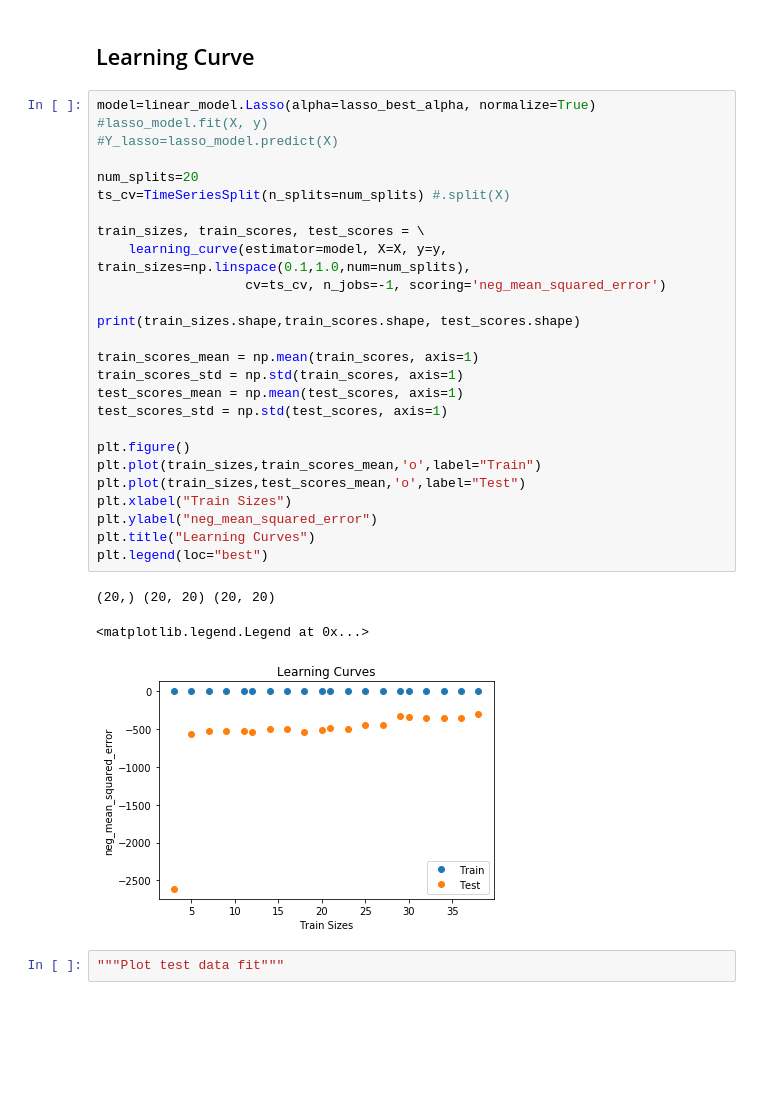
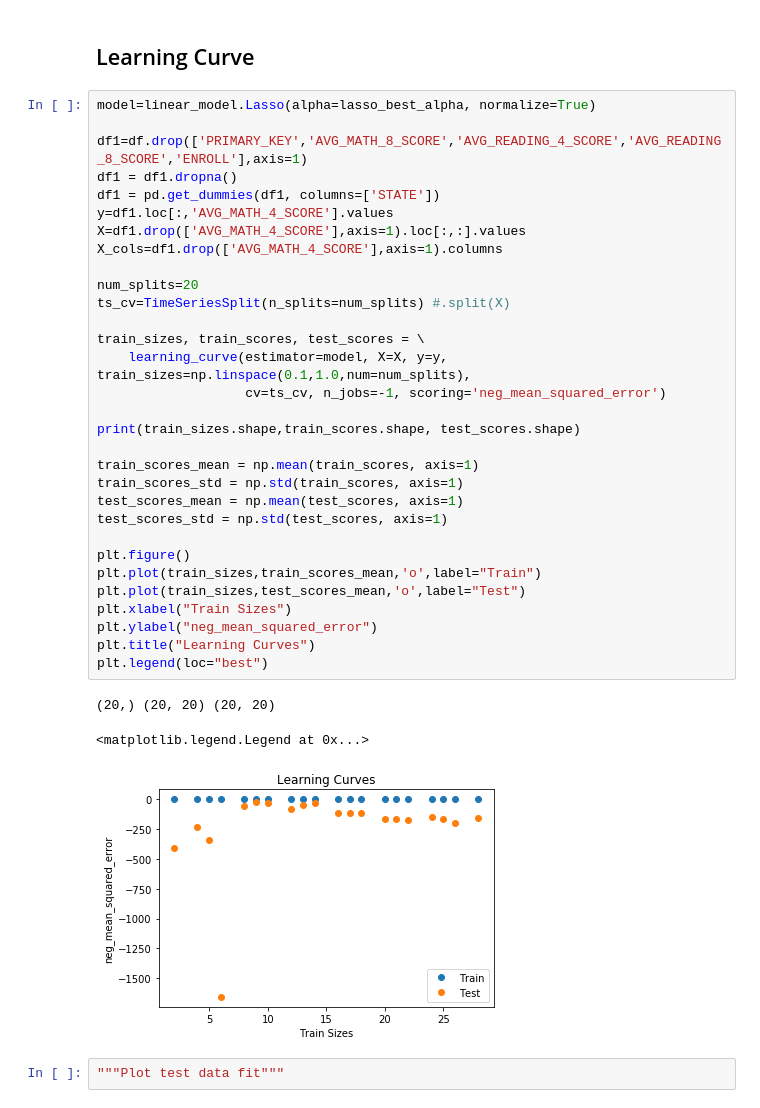
Before and after one commit to daericks/us-ed, a Jupyter notebook: notebooks/feature_building.ipynb, the cells around one changed output. Drawn from its saved outputs; the diff is of its cells as text; blank space fills up the shorter version.

```diff
--- a/notebooks/feature_building.ipynb
+++ b/notebooks/feature_building.ipynb
@@ -791,34 +791,39 @@ lasso_best_alpha = 0.05
 ## Learning Curve
 # %%
 model=linear_model.Lasso(alpha=lasso_best_alpha, normalize=True)
-#lasso_model.fit(X, y)
-#Y_lasso=lasso_model.predict(X)
+
+df1=df.drop(['PRIMARY_KEY','AVG_MATH_8_SCORE','AVG_READING_4_SCORE','AVG_READING_8_SCORE','ENROLL'],axis=1)
+df1 = df1.dropna()
+df1 = pd.get_dummies(df1, columns=['STATE'])
+y=df1.loc[:,'AVG_MATH_4_SCORE'].values
+X=df1.drop(['AVG_MATH_4_SCORE'],axis=1).loc[:,:].values
+X_cols=df1.drop(['AVG_MATH_4_SCORE'],axis=1).columns
 
 num_splits=20
 ts_cv=TimeSeriesSplit(n_splits=num_splits) #.split(X)
 
 train_sizes, train_scores, test_scores = \
     learning_curve(estimator=model, X=X, y=y, train_sizes=np.linspace(0.1,1.0,num=num_splits),
                    cv=ts_cv, n_jobs=-1, scoring='neg_mean_squared_error')
 
 print(train_sizes.shape,train_scores.shape, test_scores.shape)
 
 train_scores_mean = np.mean(train_scores, axis=1)
 train_scores_std = np.std(train_scores, axis=1)
 test_scores_mean = np.mean(test_scores, axis=1)
 test_scores_std = np.std(test_scores, axis=1)
 
 plt.figure()
 plt.plot(train_sizes,train_scores_mean,'o',label="Train")
 plt.plot(train_sizes,test_scores_mean,'o',label="Test")
 plt.xlabel("Train Sizes")
 plt.ylabel("neg_mean_squared_error")
 plt.title("Learning Curves")
 plt.legend(loc="best")
 # %% [output]
 (20,) (20, 20) (20, 20)
 <matplotlib.legend.Legend at 0x...>
-[figure, old version]
+[figure, new version]
 # %%
 """Plot test data fit"""
 # %% [output]
```
Also changed, not shown: parts of 10 cells of this notebook.
